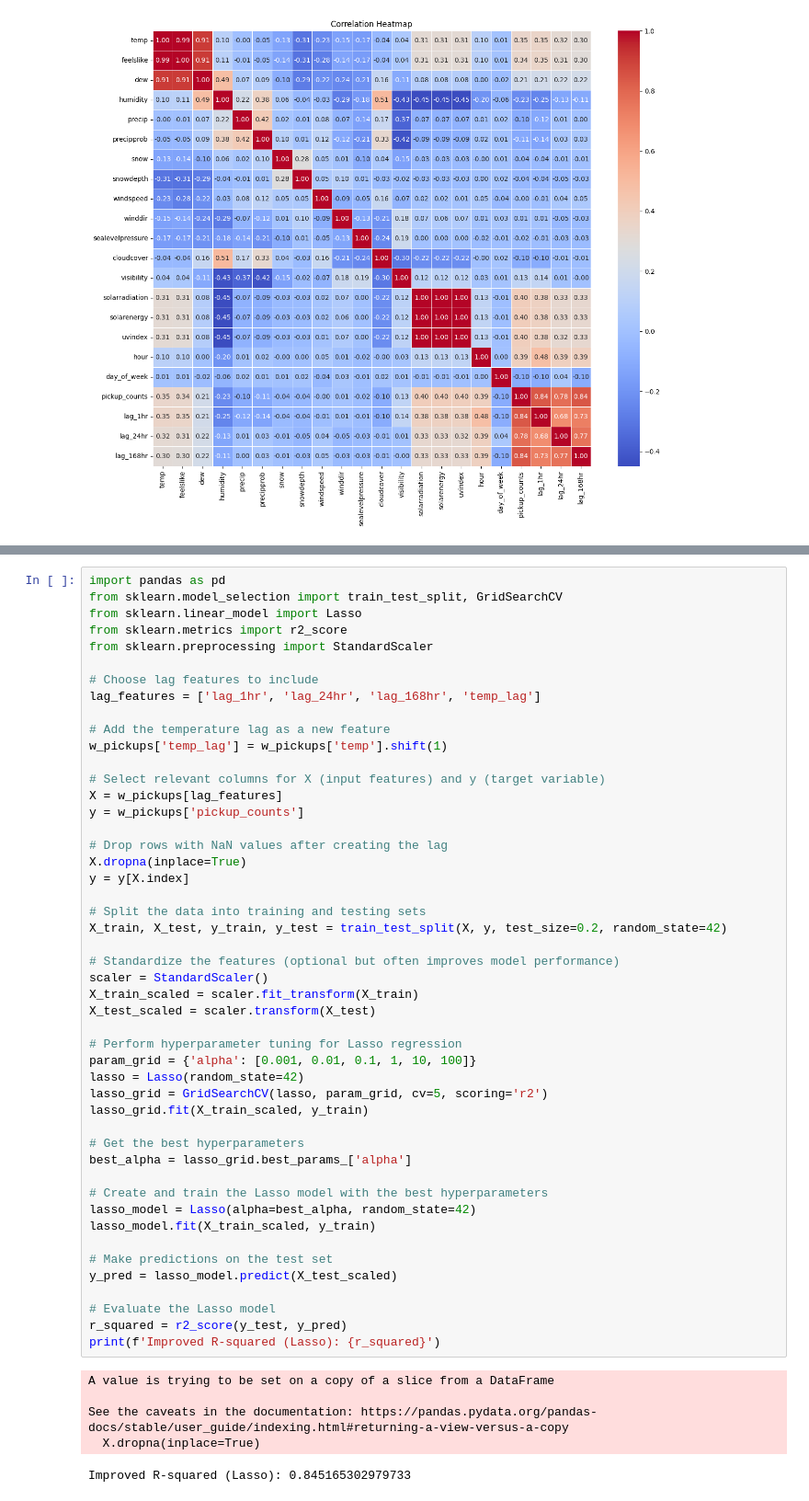
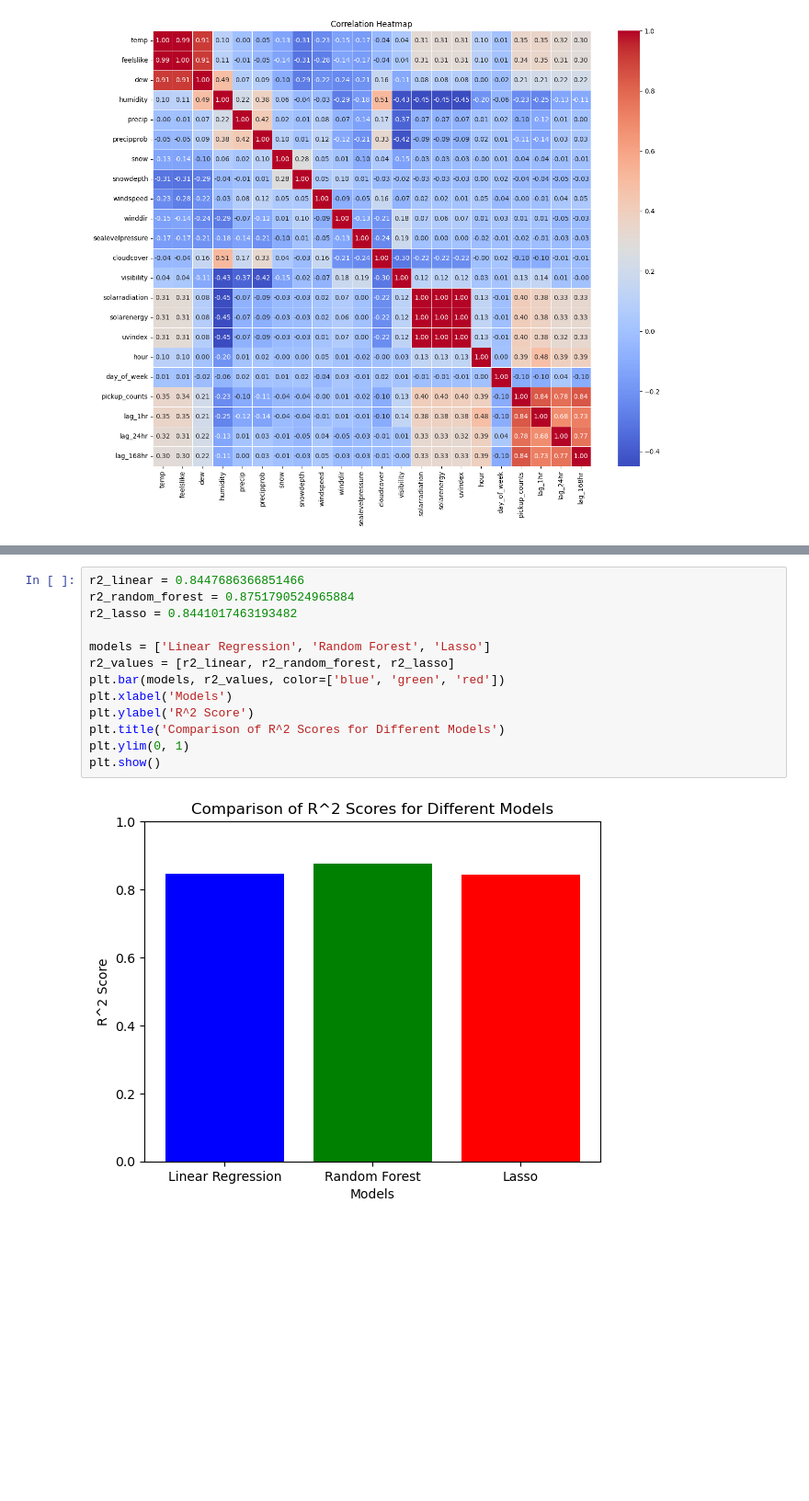
Before and after one commit to MikeKata13/Business_Analytics_Project, a Jupyter notebook: FINAL_ONE.ipynb, the cells around one changed output, grey strips where cells are left out. Shown at 92% size. Cells and saved outputs as stored; diff of their text form; blank space fills up the shorter version.

```diff
--- a/FINAL_ONE.ipynb
+++ b/FINAL_ONE.ipynb
@@ -1179,54 +1126,15 @@ R-squared: 0.8660310718069756
-# %%
-import pandas as pd
-from sklearn.model_selection import train_test_split, GridSearchCV
-from sklearn.linear_model import Lasso
-from sklearn.metrics import r2_score
-from sklearn.preprocessing import StandardScaler
-
-# Choose lag features to include
-lag_features = ['lag_1hr', 'lag_24hr', 'lag_168hr', 'temp_lag']
-
-# Add the temperature lag as a new feature
-w_pickups['temp_lag'] = w_pickups['temp'].shift(1)
-
-# Select relevant columns for X (input features) and y (target variable)
-X = w_pickups[lag_features]
-y = w_pickups['pickup_counts']
-
-# Drop rows with NaN values after creating the lag
-X.dropna(inplace=True)
-y = y[X.index]
-
-# Split the data into training and testing sets
-X_train, X_test, y_train, y_test = train_test_split(X, y, test_size=0.2, random_state=42)
-
-# Standardize the features (optional but often improves model performance)
-scaler = StandardScaler()
-X_train_scaled = scaler.fit_transform(X_train)
-X_test_scaled = scaler.transform(X_test)
-
-# Perform hyperparameter tuning for Lasso regression
-param_grid = {'alpha': [0.001, 0.01, 0.1, 1, 10, 100]}
-lasso = Lasso(random_state=42)
-lasso_grid = GridSearchCV(lasso, param_grid, cv=5, scoring='r2')
-lasso_grid.fit(X_train_scaled, y_train)
-
-# Get the best hyperparameters
-best_alpha = lasso_grid.best_params_['alpha']
-
-# Create and train the Lasso model with the best hyperparameters
-lasso_model = Lasso(alpha=best_alpha, random_state=42)
-lasso_model.fit(X_train_scaled, y_train)
-
-# Make predictions on the test set
-y_pred = lasso_model.predict(X_test_scaled)
-
-# Evaluate the Lasso model
-r_squared = r2_score(y_test, y_pred)
-print(f'Improved R-squared (Lasso): {r_squared}')
-# %% [output]
-A value is trying to be set on a copy of a slice from a DataFrame
-
-See the caveats in the documentation: https://pandas.pydata.org/pandas-docs/stable/user_guide/indexing.html#returning-a-view-versus-a-copy
-  X.dropna(inplace=True)
-Improved R-squared (Lasso): 0.845165302979733
+# %%
+r2_linear = 0.8447686366851466
+r2_random_forest = 0.8751790524965884
+r2_lasso = 0.8441017463193482
+
+models = ['Linear Regression', 'Random Forest', 'Lasso']
+r2_values = [r2_linear, r2_random_forest, r2_lasso]
+plt.bar(models, r2_values, color=['blue', 'green', 'red'])
+plt.xlabel('Models')
+plt.ylabel('R^2 Score')
+plt.title('Comparison of R^2 Scores for Different Models')
+plt.ylim(0, 1)
+plt.show()
+# %% [output]
+[figure, added]
```
Also changed, not shown: parts of 29 cells of this notebook.
